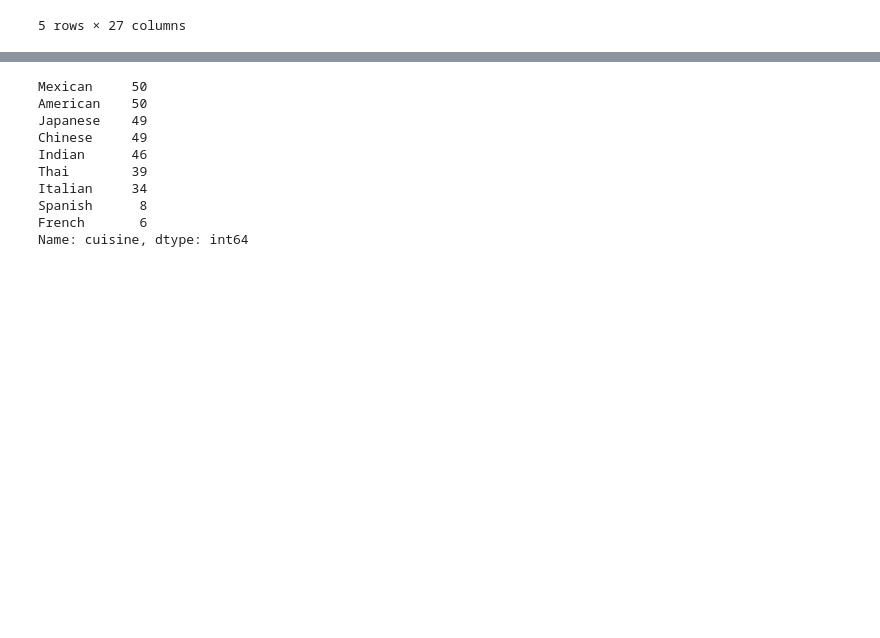
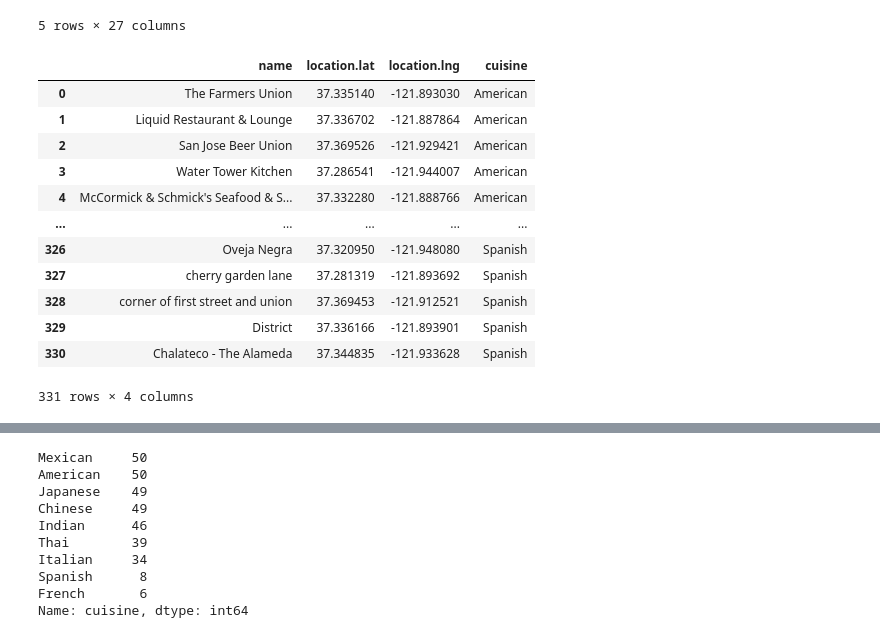
Before and after one commit to GauthamN3004/Coursera_Capstone_Project, a Jupyter notebook: Restaurant_Cuisine_Location_Selector.ipynb, the cells around one changed output, grey strips where cells are left out. Cells and saved outputs as stored; diff of their text form; code cells hidden in the pictures; blank space fills up the shorter version.

```diff
--- a/Restaurant_Cuisine_Location_Selector.ipynb
+++ b/Restaurant_Cuisine_Location_Selector.ipynb
@@ -94,6 +94,24 @@ df.head()
 | 3 | 5e375bb05480e80008639116 | San Jose Beer Union | [{'id': '56aa371ce4b08b9a8d57356c... | v-1588933096 | False | San Jose International Airport | 37.369526 | -121.929421 | ... |
 | 4 | 4ad502fbf964a520450121e3 | Morton's The Steakhouse | [{'id': '4bf58dd8d48988d1cc941735... | v-1588933096 | False | 170 S Market St | 37.333048 | -121.888907 | ... |
 5 rows × 27 columns
+# %%
+data = df[["name","location.lat","location.lng","cuisine"]]
+data = data.reset_index(drop = True)
+data
+# %% [output]
+|  | name | location.lat | location.lng | cuisine |
+| 0 | The Farmers Union | 37.335140 | -121.893030 | American |
+| 1 | Liquid Restaurant & Lounge | 37.336702 | -121.887864 | American |
+| 2 | San Jose Beer Union | 37.369526 | -121.929421 | American |
+| 3 | Water Tower Kitchen | 37.286541 | -121.944007 | American |
+| 4 | McCormick & Schmick's Seafood & S... | 37.332280 | -121.888766 | American |
+| ... | ... | ... | ... | ... |
+| 326 | Oveja Negra | 37.320950 | -121.948080 | Spanish |
+| 327 | cherry garden lane | 37.281319 | -121.893692 | Spanish |
+| 328 | corner of first street and union | 37.369453 | -121.912521 | Spanish |
+| 329 | District | 37.336166 | -121.893901 | Spanish |
+| 330 | Chalateco - The Alameda | 37.344835 | -121.933628 | Spanish |
+331 rows × 4 columns
 # %%
 for i in range(df.shape[0]):
     venue_id = df.iloc[i,0]
```
Also changed, not shown: parts of 2 cells of this notebook, 6 other files.
